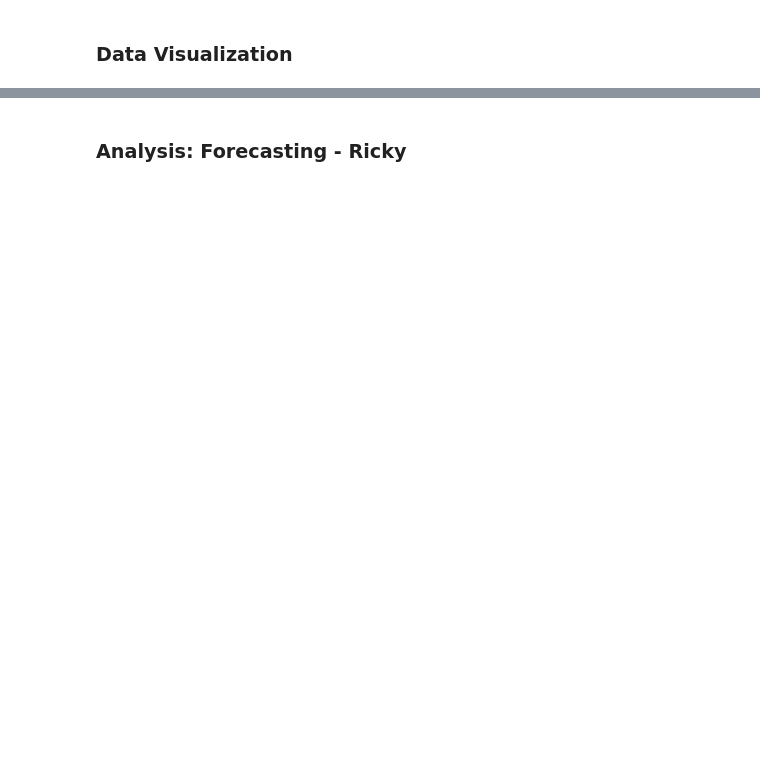
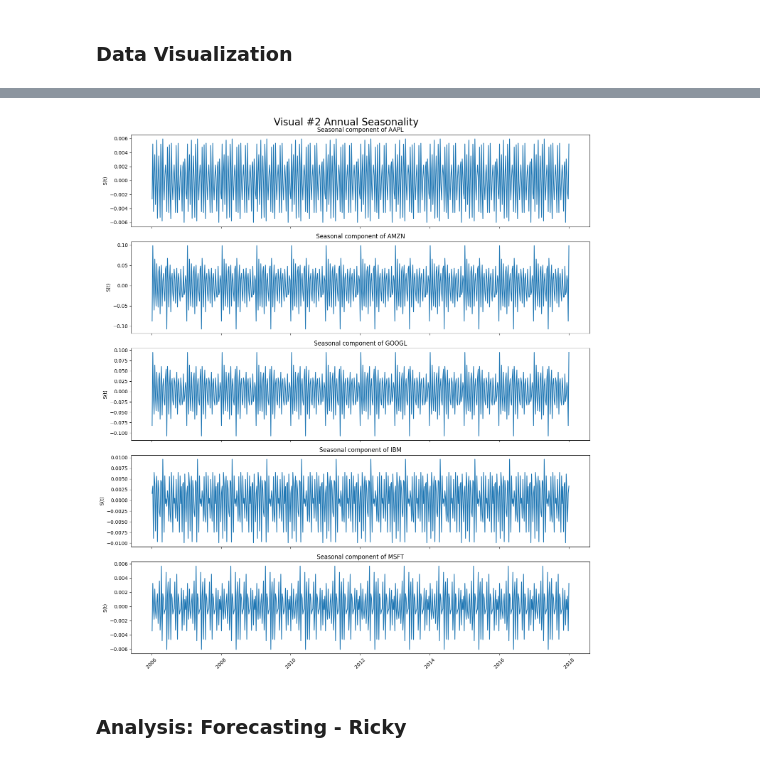
Before and after one commit to 1shman/DJIA_time_series_analysis, a Jupyter notebook: analysis.ipynb, the cells around one changed output, grey strips where cells are left out. Saved outputs shown, nothing was run; the diff lists cells and outputs as text; code cells hidden in the pictures; blank space fills up the shorter version.

```diff
--- a/analysis.ipynb
+++ b/analysis.ipynb
@@ -73,2 +72,30 @@ plt.show()
+# %%
+def seasonality_decomp(df, model="additive"):
+    """Helper function to extract additive seasonality of each tech stock"""
+    # Normalize to weekly bins
+    weekly = df.resample("W").mean()
+    # Iterate through each company
+    for company in weekly.columns:
+        # Calculate additive seasonal decomposition for annual period
+        result = seasonal_decompose(weekly[company], model=model, period=52)
+        weekly[company] = result.seasonal
+    return weekly
+# %%
+copy_df = tech_df.copy()
+seasonal_df = seasonality_decomp(tech_df)
+
+fig, axs = plt.subplots(5, 1, figsize=(14, 16), sharex=True)
+fig.suptitle("Visual #2: Annual Seasonality", fontsize=20)
+
+for ax, stock in zip(axs, seasonal_df.columns):
+    ax.plot(seasonal_df.index, seasonal_df[stock])
+    ax.set_title(f"Seasonal component of {stock}")
+    ax.set_ylabel("S(t)")
+
+plt.xticks(rotation=45)
+plt.tight_layout()
+plt.show()
+# %% [output]
+[figure, added]
 # %% [markdown]
 ### Analysis: Forecasting - Ricky ###
```
Also changed, not shown: parts of 5 cells of this notebook.
